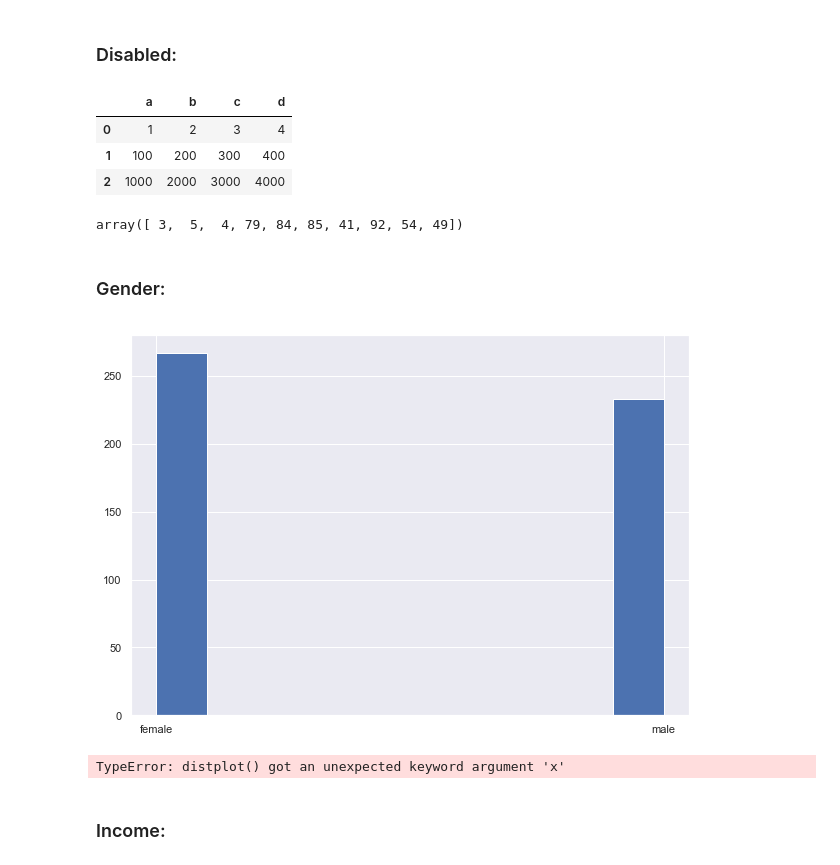
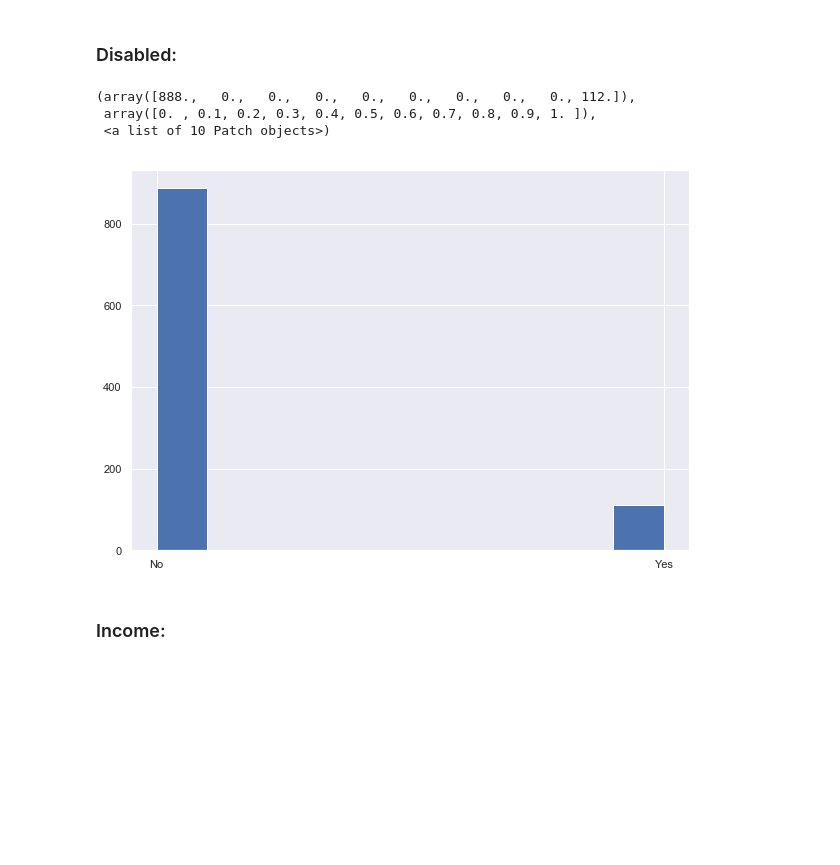
Before and after one commit to fionaoriordan/52465_19_project, a Jupyter notebook: 52465_19_project_dep1.ipynb, the cells around one changed output. Cells and saved outputs as stored; diff of their text form; code cells hidden in the pictures; blank space fills up the shorter version.

Commit message:
Researching different data to decide which real life phenonema to work on

```diff
--- a/52465_19_project_dep1.ipynb
+++ b/52465_19_project_dep1.ipynb
@@ -150,19 +129,2 @@ df
 # %% [markdown]
 ### Disabled:
-# %%
-mydict = [{'a': 1, 'b': 2, 'c': 3, 'd': 4},
-         {'a': 100, 'b': 200, 'c': 300, 'd': 400},
-         {'a': 1000, 'b': 2000, 'c': 3000, 'd': 4000 }]
-df1 = pd.DataFrame(mydict)
-df1
-# %% [output]
-|  | a | b | c | d |
-| 0 | 1 | 2 | 3 | 4 |
-| 1 | 100 | 200 | 300 | 400 |
-| 2 | 1000 | 2000 | 3000 | 4000 |
-# %%
-np.random.randint(samplesize, size = 10)
-# %% [output]
-array([ 3,  5,  4, 79, 84, 85, 41, 92, 54, 49])
-# %% [markdown]
-### Gender:
@@ -173,16 +131,12 @@ gender = np.random.choice(gender_arr, 500, p=[0.51, 0.49])
-# %%
-
-# plot a histogram of array x
-plt.hist(gender)
-# display the histogram
-plt.show()
-# %% [output]
-[figure, removed]
 # %%
 # Disabled Yes = 10%, Disabled No = 90%
-gender_arr = ['female', 'male']
-gender = np.random.choice(gender_arr, 500, p=[0.51, 0.49])
+yesnoarr = ["Yes", "No"]
+disabled = np.random.choice(yesnoarr, samplesize, p=[0.1, 0.9])
+plt.hist(disabled)
 # %% [output]
-TypeError: distplot() got an unexpected keyword argument 'x'
+(array([888.,   0.,   0.,   0.,   0.,   0.,   0.,   0.,   0., 112.]),
+ array([0. , 0.1, 0.2, 0.3, 0.4, 0.5, 0.6, 0.7, 0.8, 0.9, 1. ]),
+ <a list of 10 Patch objects>)
+[figure, added]
 # %% [markdown]
 ### Income:
```
Also changed, not shown: parts of 17 cells of this notebook.
